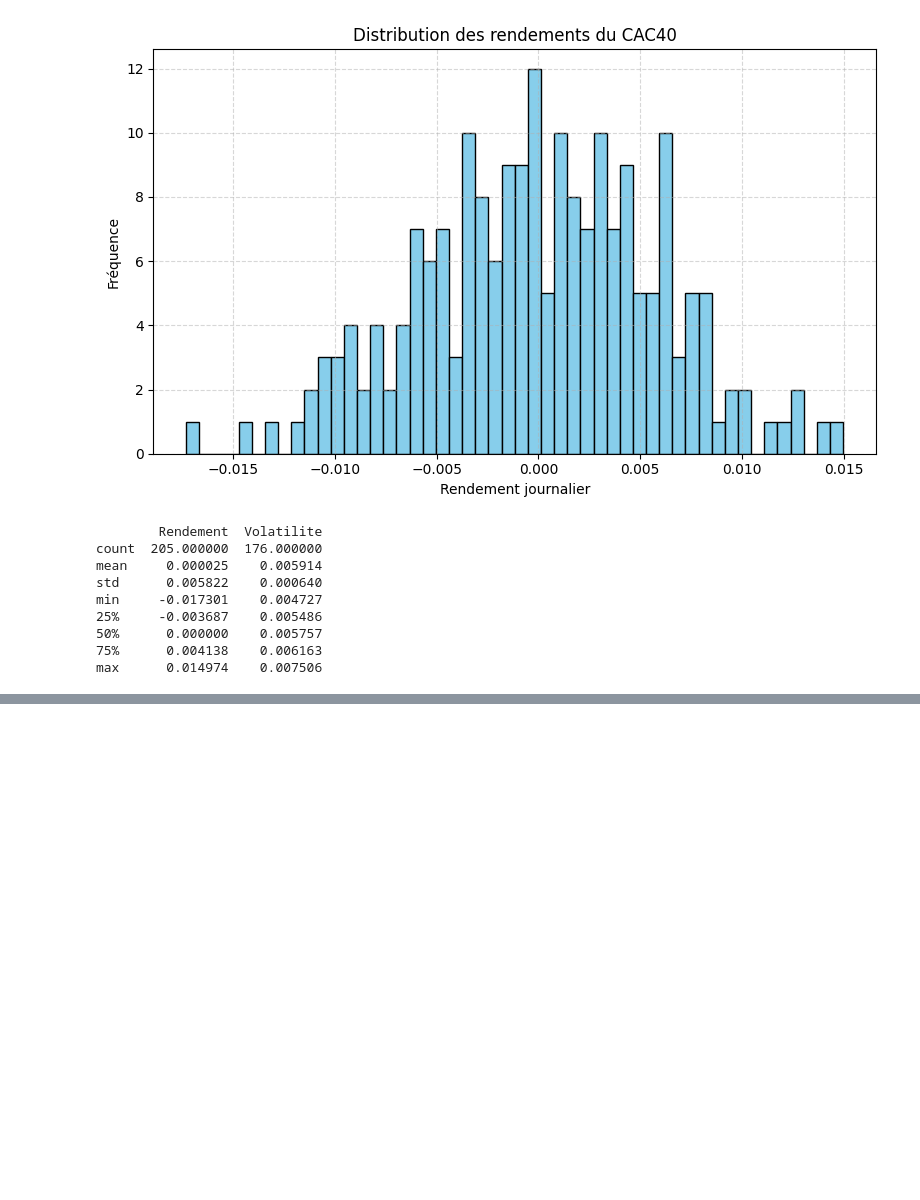
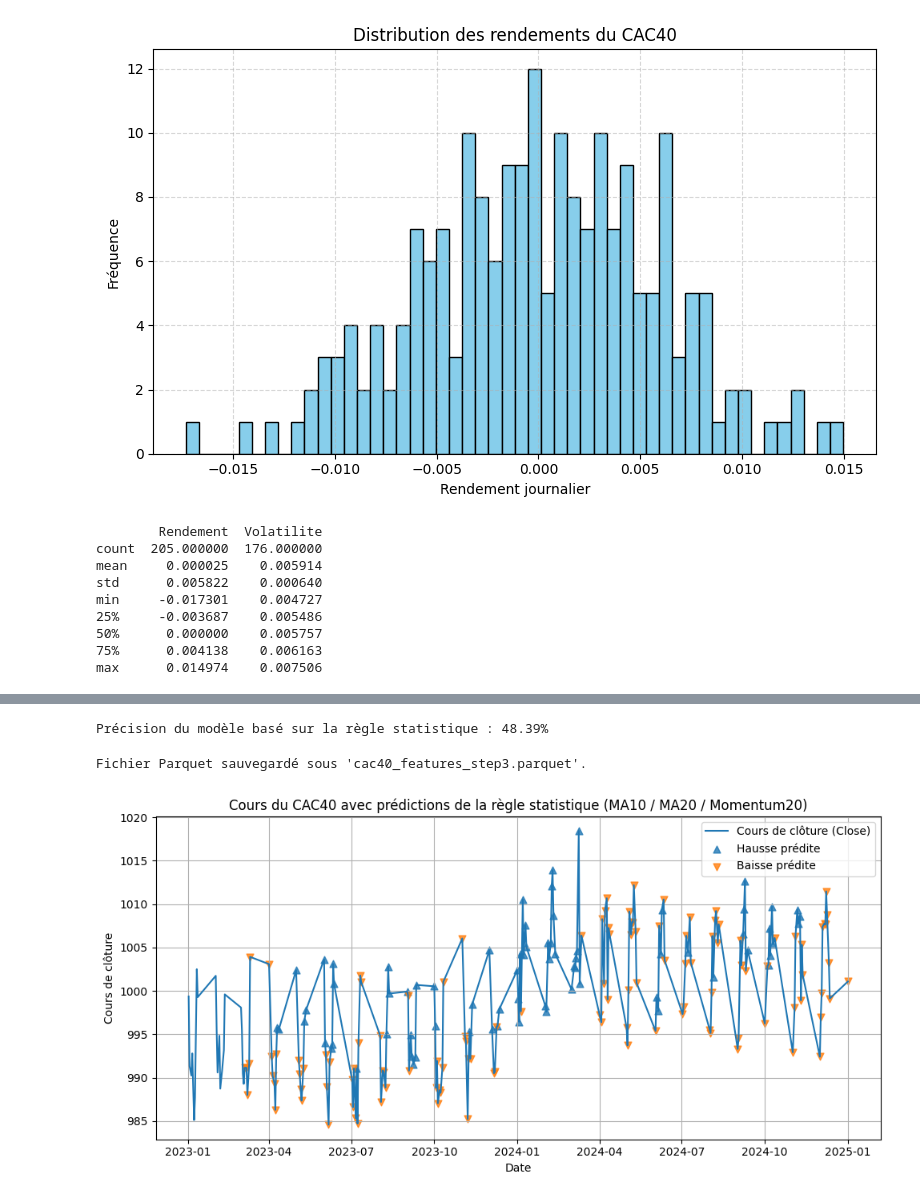
Before and after one commit to romain-sadar/tp-data, a Jupyter notebook: notebook.ipynb, the cells around one changed output, grey strips where cells are left out. Drawn from its saved outputs; the diff is of its cells as text; code cells hidden in the pictures; blank space fills up the shorter version.

Commit message:
Partie 3 - Analyse stat et fichier parquet

```diff
--- a/notebook.ipynb
+++ b/notebook.ipynb
@@ -335,0 +368,73 @@ Anomalies détectées :
+# %%
+# Partie 3.2 - Règle de prédiction simple
+
+# Cible réelle : 1 si le cours du lendemain monte, 0 sinon
+df['Target'] = (df['Close'].shift(-1) > df['Close']).astype(int)
+
+# Règle :
+# - MA_10 > MA_20  -> tendance haussière court terme > long terme
+# - Momentum_20 > 0 -> le prix est plus haut qu'il y a 20 jours
+condition_hausse = (df['MA_10'] > df['MA_20']) & (df['Momentum_20'] > 0)
+
+# Prédiction de la règle : 1 = hausse prédite, 0 = baisse prédite
+df['Pred_Rule'] = np.where(condition_hausse, 1, 0)
+
+# On retire les lignes où les features ou la cible sont NaN (début/fin de série)
+mask_valid = df[['MA_10', 'MA_20', 'Momentum_20', 'Target']].notna().all(axis=1)
+
+# Calcul de la précision (accuracy)
+accuracy = (df.loc[mask_valid, 'Pred_Rule'] == df.loc[mask_valid, 'Target']).mean()
+print(f"Précision du modèle basé sur la règle statistique : {accuracy:.2%}")
+# %% [output]
+Précision du modèle basé sur la règle statistique : 48.39%
+# %%
+# Partie 3.3 - Sauvegarde des données traitées au format Parquet
+
+colonnes_a_garder = [
+    'Date', 'Open', 'High', 'Low', 'Close', 'Volume',
+    'Gap_Days',
+    'Rendement', 'Volatilite',
+    'MA_10', 'MA_20', 'Momentum_20',
+    'Target', 'Pred_Rule'
+]
+
+df_parquet = df[colonnes_a_garder].copy()
+
+# Sauvegarde en Parquet avec fastparquet (pour éviter les bugs pyarrow)
+df_parquet.to_parquet(
+    "cac40_features_step3.parquet",
+    index=False,
+    engine="fastparquet"
+)
+
+print("Fichier Parquet sauvegardé sous 'cac40_features_step3.parquet'.")
+# %% [output]
+Fichier Parquet sauvegardé sous 'cac40_features_step3.parquet'.
+# %%
+# Partie 3.4 : Visualisation des prédictions de la règle
+
+fig, ax = plt.subplots(figsize=(10, 5))
+
+# Courbe du cours de clôture
+ax.plot(df['Date'], df['Close'], label='Cours de clôture (Close)')
+
+# Points où la règle prédit une hausse (on affiche sur la courbe)
+buy_points = df[mask_valid & (df['Pred_Rule'] == 1)]
+sell_points = df[mask_valid & (df['Pred_Rule'] == 0)]
+
+ax.scatter(buy_points['Date'], buy_points['Close'],
+           marker='^', s=40, label='Hausse prédite', alpha=0.8)
+
+ax.scatter(sell_points['Date'], sell_points['Close'],
+           marker='v', s=40, label='Baisse prédite', alpha=0.8)
+
+ax.set_title("Cours du CAC40 avec prédictions de la règle statistique (MA10 / MA20 / Momentum20)")
+ax.set_xlabel("Date")
+ax.set_ylabel("Cours de clôture")
+ax.legend()
+ax.grid(True)
+
+plt.tight_layout()
+plt.show()
+# %% [output]
+[figure, added]
```
Also changed, not shown: parts of 3 cells of this notebook, 1 other file.
